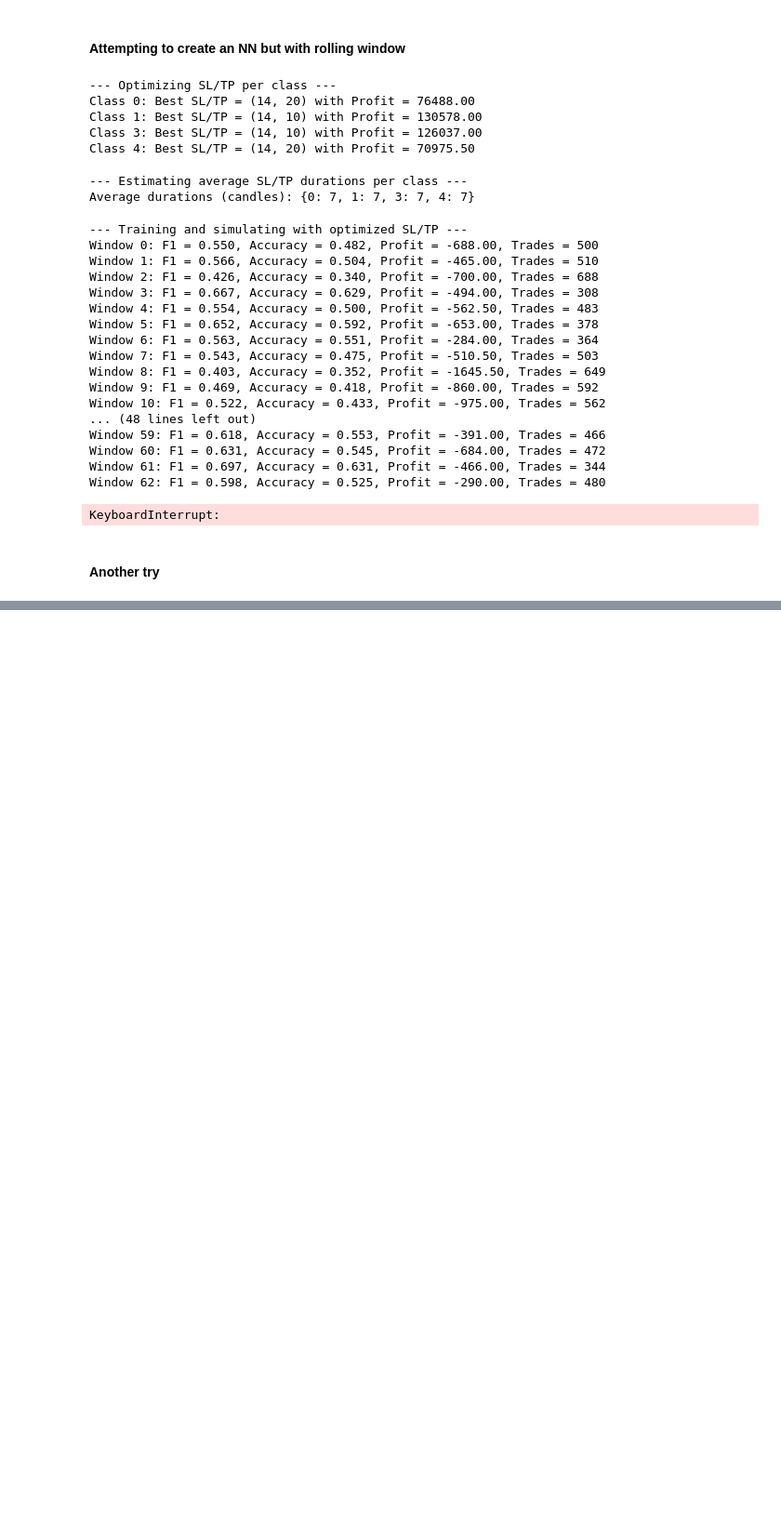
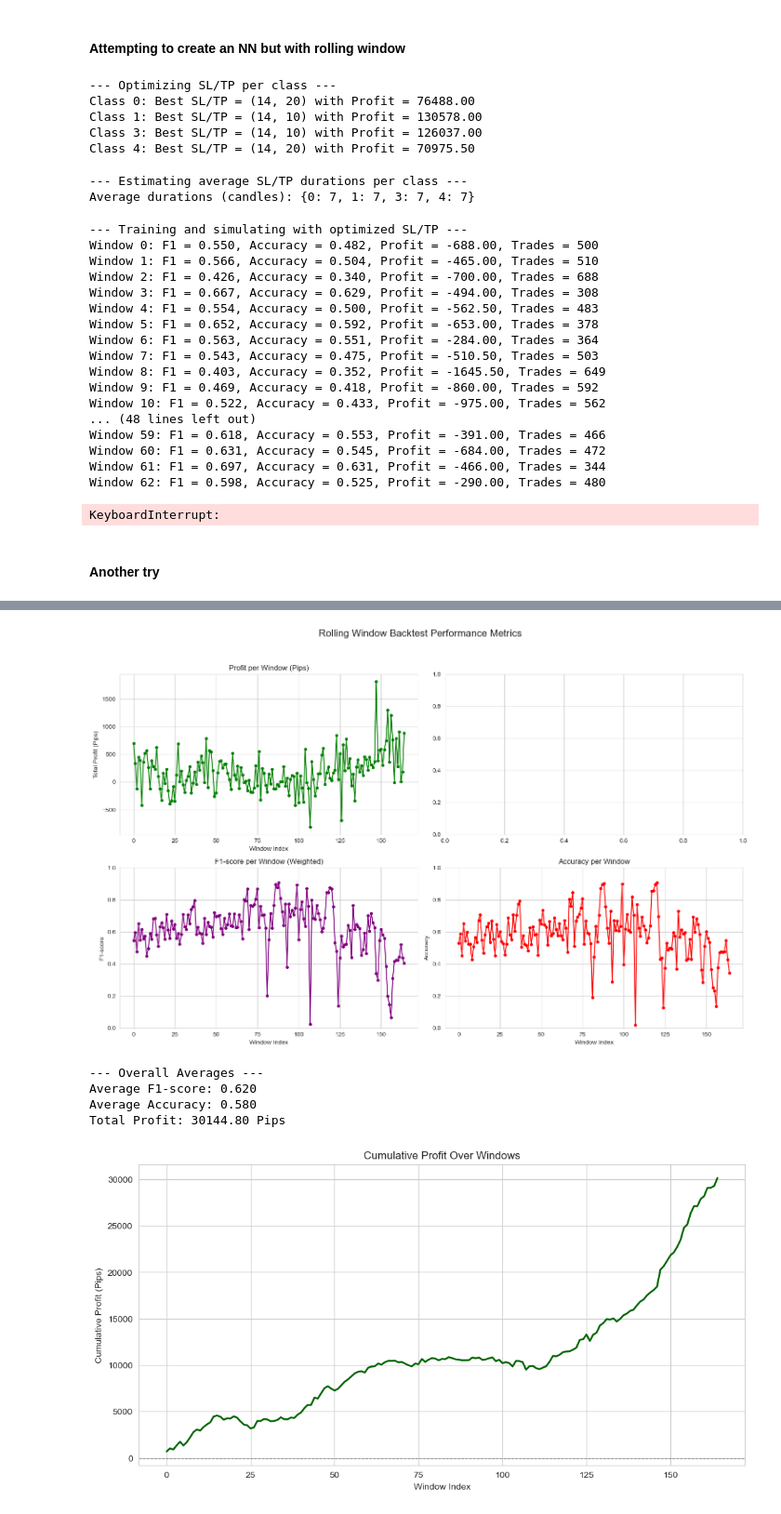
Before and after one commit to MartimMG/QuantTrade, a Jupyter notebook: neural_net.ipynb, the cells around one changed output, grey strips where cells are left out. Shown at 93% size. Drawn from its saved outputs; the diff is of its cells as text; code cells hidden in the pictures; blank space fills up the shorter version.

Commit message:
charts

```diff
--- a/neural_net.ipynb
+++ b/neural_net.ipynb
@@ -246,7 +246,7 @@ KeyboardInterrupt:
 # %% [markdown]
 #### Another try
 # %%
-data = pd.read_csv('eurusd_final_dataset.csv')
+data = pd.read_csv('training_data/eurusd_final_dataset.csv')
 data = data.drop(['Date_Time'], axis=1)
 
 X = data.drop(['label'], axis=1)
@@ -274,7 +274,7 @@ if isinstance(close_prices, tuple) and len(close_prices) == 1:
 input_features = X.shape[1]
 
 # Tracking
-f1_per_window, acc_per_window, profit_per_window = [], [], []
+f1_per_window, acc_per_window, profit_per_window, trade_per_window = [], [], [], []
 window_indices = []
 
 class_to_direction = {0: -1, 1: -1, 2: 0, 3: 1, 4: 1}
@@ -384,6 +384,7 @@ for i, start in enumerate(range(0, len(X) - window_size - val_size - steps, step
 
     # Log
     profit_per_window.append(profit)
+    trade_per_window.append(trades)
     f1_per_window.append(f1)
     acc_per_window.append(acc)
     window_indices.append(i)
@@ -410,0 +411,67 @@ KeyboardInterrupt:
+# %%
+# Set a style for better visualization (optional)
+sns.set_style("whitegrid")
+plt.rcParams.update({'font.size': 10}) # Adjust font size if needed
+
+# Create a figure and a set of subplots
+fig, axes = plt.subplots(nrows=2, ncols=2, figsize=(15, 10))
+fig.suptitle('Rolling Window Backtest Performance Metrics', fontsize=16)
+
+# Plot 1: Total Profit per Window
+axes[0, 0].plot(window_indices, profit_per_window, marker='o', linestyle='-', color='green', markersize=4)
+axes[0, 0].set_title('Profit per Window (Pips)')
+axes[0, 0].set_xlabel('Window Index')
+axes[0, 0].set_ylabel('Total Profit (Pips)')
+axes[0, 0].grid(True)
+axes[0, 0].axhline(0, color='gray', linestyle='--', linewidth=0.8) # Add a zero line for profit
+
+'''# Plot 2: Number of Trades per Window
+axes[0, 1].plot(window_indices, trades_per_window, marker='o', linestyle='-', color='blue', markersize=4)
+axes[0, 1].set_title('Number of Trades per Window')
+axes[0, 1].set_xlabel('Window Index')
+axes[0, 1].set_ylabel('Number of Trades')
+axes[0, 1].grid(True)'''
+
+# Plot 3: F1-score per Window
+axes[1, 0].plot(window_indices, f1_per_window, marker='o', linestyle='-', color='purple', markersize=4)
+axes[1, 0].set_title('F1-score per Window (Weighted)')
+axes[1, 0].set_xlabel('Window Index')
+axes[1, 0].set_ylabel('F1-score')
+axes[1, 0].grid(True)
+axes[1, 0].set_ylim(0, 1) # F1-score is between 0 and 1
+
+# Plot 4: Accuracy per Window
+axes[1, 1].plot(window_indices, acc_per_window, marker='o', linestyle='-', color='red', markersize=4)
+axes[1, 1].set_title('Accuracy per Window')
+axes[1, 1].set_xlabel('Window Index')
+axes[1, 1].set_ylabel('Accuracy')
+axes[1, 1].grid(True)
+axes[1, 1].set_ylim(0, 1) # Accuracy is between 0 and 1
+
+# Adjust layout to prevent overlapping titles/labels
+plt.tight_layout(rect=[0, 0.03, 1, 0.95]) # Adjust rect to make space for suptitle
+plt.show()
+
+# You might also want to calculate overall averages
+print("\n--- Overall Averages ---")
+print(f"Average F1-score: {np.mean(f1_per_window):.3f}")
+print(f"Average Accuracy: {np.mean(acc_per_window):.3f}")
+print(f"Total Profit: {np.sum(profit_per_window):.2f} Pips")
+# print(f"Total Trades: {np.sum(trades_per_window)}")
+
+# Plot cumulative profit
+plt.figure(figsize=(12, 6))
+plt.plot(window_indices, np.cumsum(profit_per_window), color='darkgreen', linewidth=2)
+plt.title('Cumulative Profit Over Windows')
+plt.xlabel('Window Index')
+plt.ylabel('Cumulative Profit (Pips)')
+plt.grid(True)
+plt.axhline(0, color='gray', linestyle='--', linewidth=0.8)
+plt.show()
+# %% [output]
+[figure, added]
+--- Overall Averages ---
+Average F1-score: 0.620
+Average Accuracy: 0.580
+Total Profit: 30144.80 Pips
+[figure, added]
```
Also changed, not shown: parts of 1 cell of this notebook, 1 other file.
